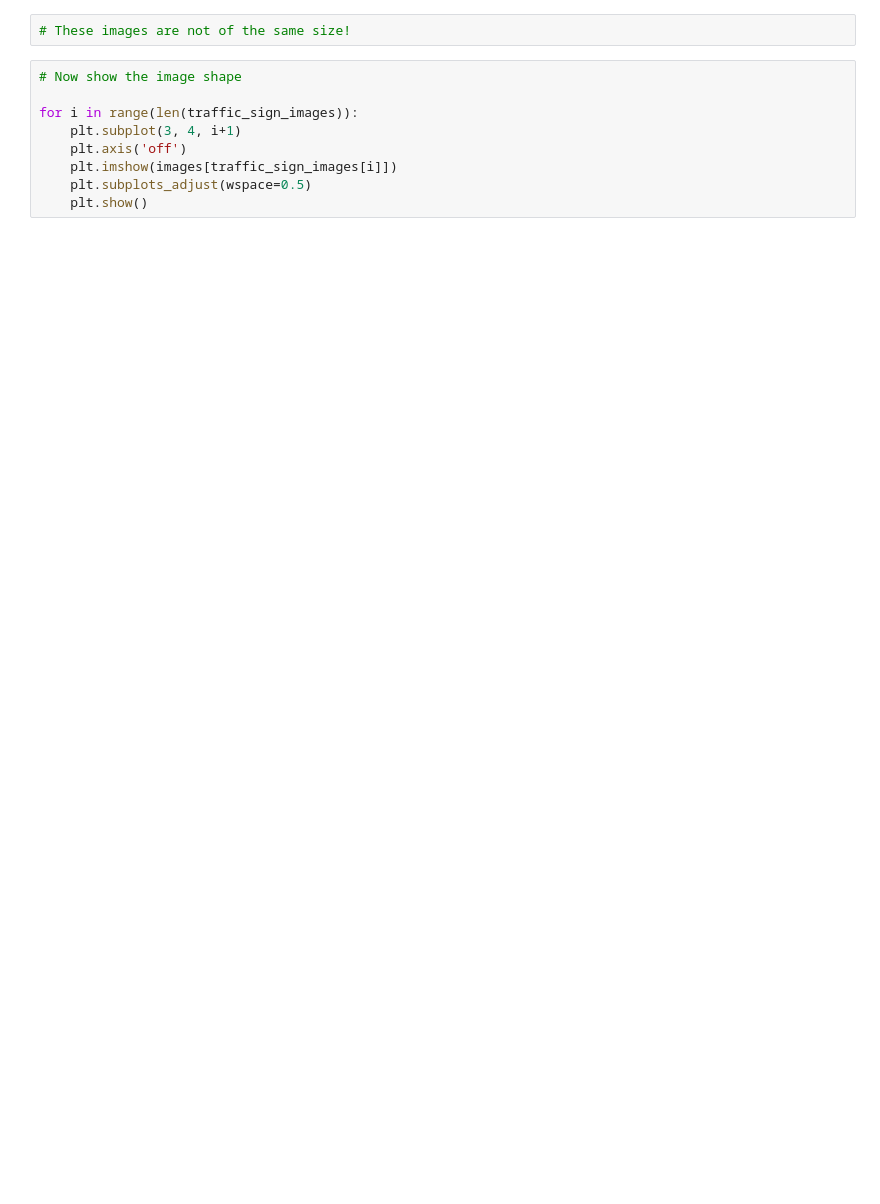
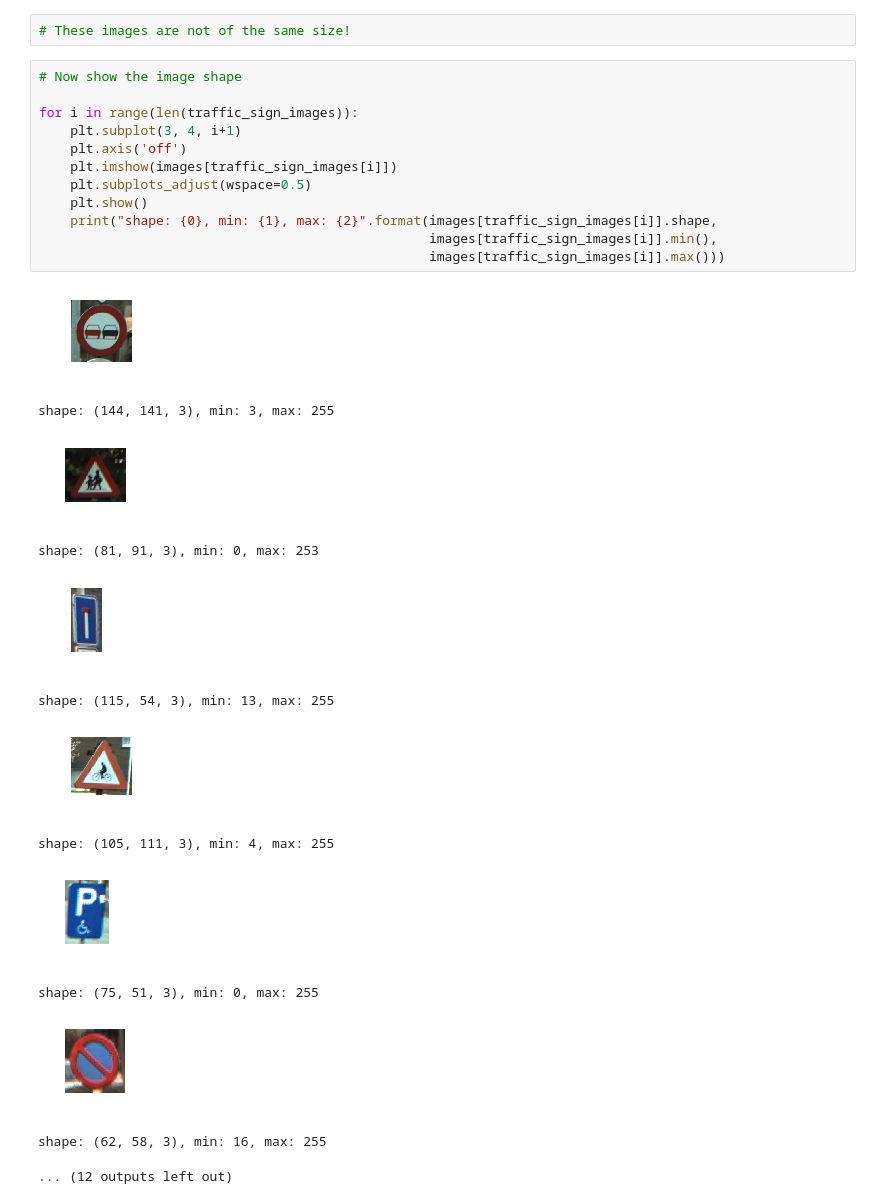
Before and after one commit to Jayasagar/traffic-sign-label-tensorflow, a Jupyter notebook: BelgianTrafficSigns.ipynb, the cells around one changed output. Drawn from its saved outputs; the diff is of its cells as text; blank space fills up the shorter version.

Commit message:
Print the image size and min and max of pixel value

```diff
--- a/BelgianTrafficSigns.ipynb
+++ b/BelgianTrafficSigns.ipynb
@@ -147,9 +140,26 @@ plt.show()
 # %%
 # Now show the image shape
 
 for i in range(len(traffic_sign_images)):
     plt.subplot(3, 4, i+1)
     plt.axis('off')
     plt.imshow(images[traffic_sign_images[i]])
     plt.subplots_adjust(wspace=0.5)
     plt.show()
+    print("shape: {0}, min: {1}, max: {2}".format(images[traffic_sign_images[i]].shape,
+                                                  images[traffic_sign_images[i]].min(),
+                                                  images[traffic_sign_images[i]].max()))
+# %% [output]
+[figure, added]
+shape: (144, 141, 3), min: 3, max: 255
+[figure, added]
+shape: (81, 91, 3), min: 0, max: 253
+[figure, added]
+shape: (115, 54, 3), min: 13, max: 255
+[figure, added]
+shape: (105, 111, 3), min: 4, max: 255
+[figure, added]
+shape: (75, 51, 3), min: 0, max: 255
+[figure, added]
+shape: (62, 58, 3), min: 16, max: 255
+... (12 outputs left out)
```
Also changed, not shown: parts of 2 cells of this notebook.
